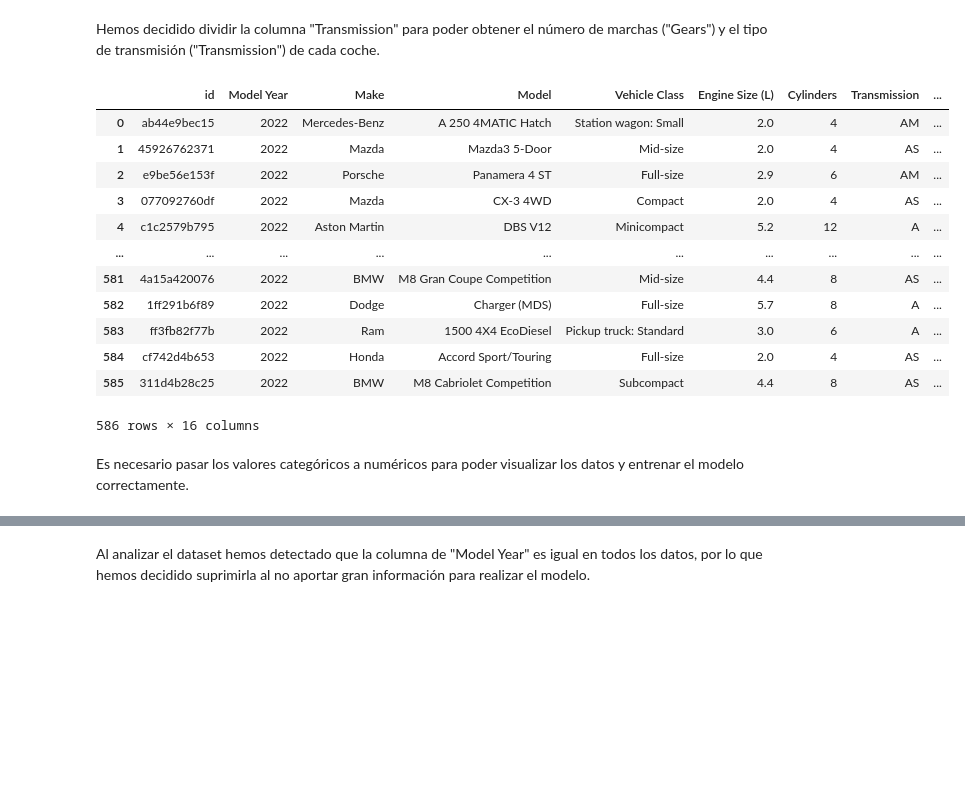
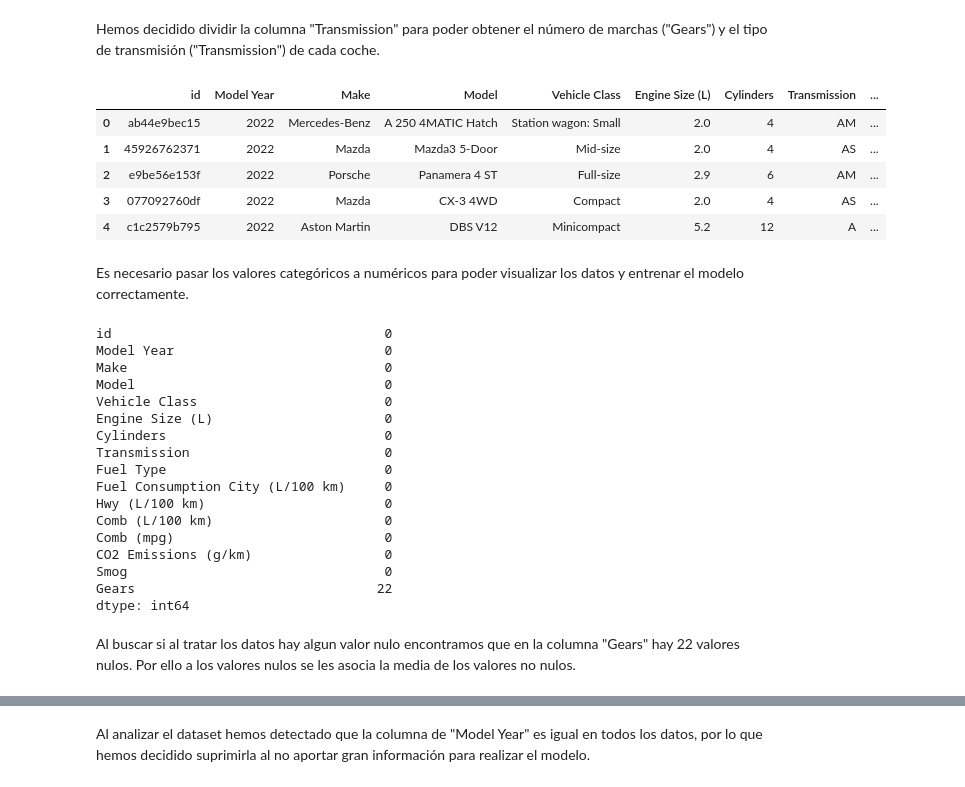
Before and after one commit to G1-ABID-23-24/Smog-prediction, a Jupyter notebook: Template.ipynb, the cells around one changed output, grey strips where cells are left out. Saved outputs shown, nothing was run; the diff lists cells and outputs as text; code cells hidden in the pictures; blank space fills up the shorter version.

```diff
--- a/Template.ipynb
+++ b/Template.ipynb
@@ -43,22 +43,15 @@ Hemos decidido dividir la columna "Transmission" para poder obtener el número d
 # %%
 df['Gears'] = df['Transmission'].str.extract('(\d+)')
 df['Gears'] = pd.to_numeric(df['Gears'], errors='coerce')
 df['Transmission'] = df['Transmission'].str.extract('(\D+)')
-df
+df.head()
 # %% [output]
 |  | id | Model Year | Make | Model | Vehicle Class | Engine Size (L) | Cylinders | Transmission | ... |
 | 0 | ab44e9bec15 | 2022 | Mercedes-Benz | A 250 4MATIC Hatch | Station wagon: Small | 2.0 | 4 | AM | ... |
 | 1 | 45926762371 | 2022 | Mazda | Mazda3 5-Door | Mid-size | 2.0 | 4 | AS | ... |
 | 2 | e9be56e153f | 2022 | Porsche | Panamera 4 ST | Full-size | 2.9 | 6 | AM | ... |
 | 3 | 077092760df | 2022 | Mazda | CX-3 4WD | Compact | 2.0 | 4 | AS | ... |
 | 4 | c1c2579b795 | 2022 | Aston Martin | DBS V12 | Minicompact | 5.2 | 12 | A | ... |
-| ... | ... | ... | ... | ... | ... | ... | ... | ... | ... |
-| 581 | 4a15a420076 | 2022 | BMW | M8 Gran Coupe Competition | Mid-size | 4.4 | 8 | AS | ... |
-| 582 | 1ff291b6f89 | 2022 | Dodge | Charger (MDS) | Full-size | 5.7 | 8 | A | ... |
-| 583 | ff3fb82f77b | 2022 | Ram | 1500 4X4 EcoDiesel | Pickup truck: Standard | 3.0 | 6 | A | ... |
-| 584 | cf742d4b653 | 2022 | Honda | Accord Sport/Touring | Full-size | 2.0 | 4 | AS | ... |
-| 585 | 311d4b28c25 | 2022 | BMW | M8 Cabriolet Competition | Subcompact | 4.4 | 8 | AS | ... |
-586 rows × 16 columns
 # %% [markdown]
 Es necesario pasar los valores categóricos a numéricos para poder visualizar los datos y entrenar el modelo correctamente.
 # %%
@@ -93,3 +86,25 @@ df.loc[df["Vehicle Class"] == "Station wagon: Mid-size", "Vehicle Class"] = 11
 df.loc[df["Vehicle Class"] == "Station wagon: Small", "Vehicle Class"] = 12
 df.loc[df["Vehicle Class"] == "Subcompact", "Vehicle Class"] = 13
 df.loc[df["Vehicle Class"] == "Two-seater", "Vehicle Class"] = 14
+# %%
+df.isnull().sum()
+# %% [output]
+id                                   0
+Model Year                           0
+Make                                 0
+Model                                0
+Vehicle Class                        0
+Engine Size (L)                      0
+Cylinders                            0
+Transmission                         0
+Fuel Type                            0
+Fuel Consumption City (L/100 km)     0
+Hwy (L/100 km)                       0
+Comb (L/100 km)                      0
+Comb (mpg)                           0
+CO2 Emissions (g/km)                 0
+Smog                                 0
+Gears                               22
+dtype: int64
+# %% [markdown]
+Al buscar si al tratar los datos hay algun valor nulo encontramos que en la columna "Gears" hay 22 valores nulos. Por ello a los valores nulos se les asocia la media de los valores no nulos.
```
Also changed, not shown: parts of 3 cells of this notebook, 3 other files.
